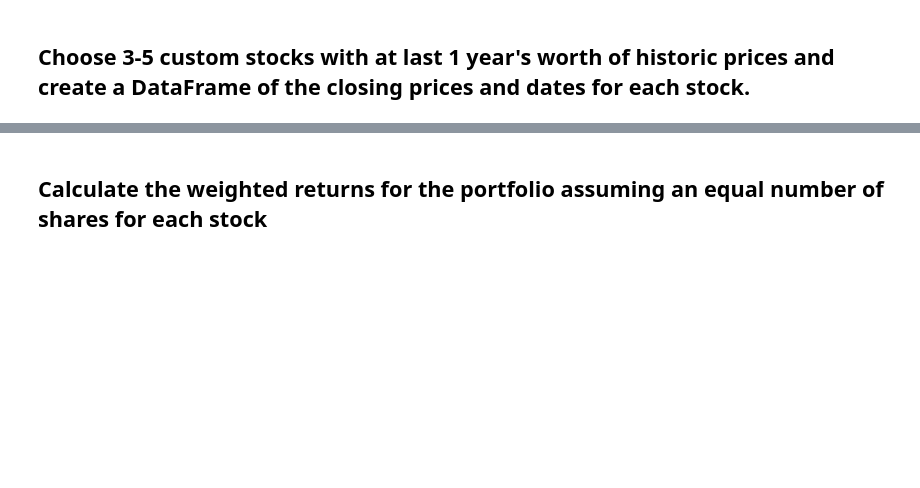
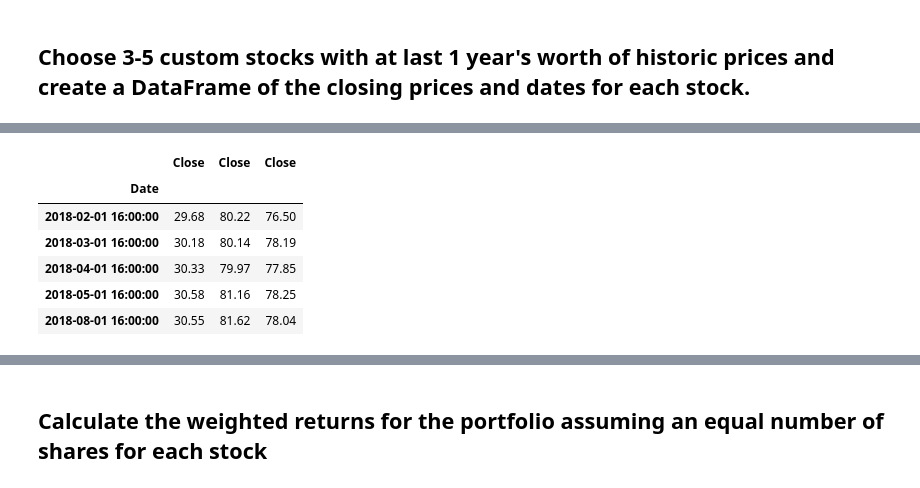
Before and after one commit to VeronicaHurtado/FinTech-Module4-Challenge, a Jupyter notebook: whale_analysis.ipynb, the cells around one changed output, grey strips where cells are left out. Drawn from its saved outputs; the diff is of its cells as text; code cells hidden in the pictures; blank space fills up the shorter version.

```diff
--- a/whale_analysis.ipynb
+++ b/whale_analysis.ipynb
@@ -519,0 +514,5 @@ In this section, you will build your own portfolio of stocks, calculate the retu
+# %%
+# Reading data from 1st stock
+bhp_path = Path("./Resources/GOOGLEFINANCE-bhp_historical.csv")
+bhp_close_df = pd.read_csv(bhp_path, index_col="Date", infer_datetime_format=True, parse_dates=True)
+bhp_close_df.head()
@@ -519,0 +527,5 @@ In this section, you will build your own portfolio of stocks, calculate the retu
+# %%
+# Reading data from 2nd stock
+cba_path = Path("./Resources/GOOGLEFINANCE-cba_historical.csv")
+cba_close_df = pd.read_csv(cba_path, index_col="Date", infer_datetime_format=True, parse_dates=True)
+cba_close_df.head()
@@ -519,0 +540,5 @@ In this section, you will build your own portfolio of stocks, calculate the retu
+# %%
+# Reading data from 3rd stock
+rio_path = Path("./Resources/GOOGLEFINANCE-rio_historical.csv")
+rio_close_df = pd.read_csv(rio_path, index_col="Date", infer_datetime_format=True, parse_dates=True)
+rio_close_df.head()
@@ -520,2 +553,12 @@ In this section, you will build your own portfolio of stocks, calculate the retu
 # %%
 # Combine all stocks in a single DataFrame
+my_portfolio_df = pd.concat([bhp_close_df, cba_close_df, rio_close_df], axis="columns", join="inner")
+my_portfolio_df.head()
+# %% [output]
+|  | Close | Close | Close |
+| Date |  |  |  |
+| 2018-02-01 16:00:00 | 29.68 | 80.22 | 76.50 |
+| 2018-03-01 16:00:00 | 30.18 | 80.14 | 78.19 |
+| 2018-04-01 16:00:00 | 30.33 | 79.97 | 77.85 |
+| 2018-05-01 16:00:00 | 30.58 | 81.16 | 78.25 |
+| 2018-08-01 16:00:00 | 30.55 | 81.62 | 78.04 |
```
Also changed, not shown: parts of 17 cells of this notebook, 3 other files.
